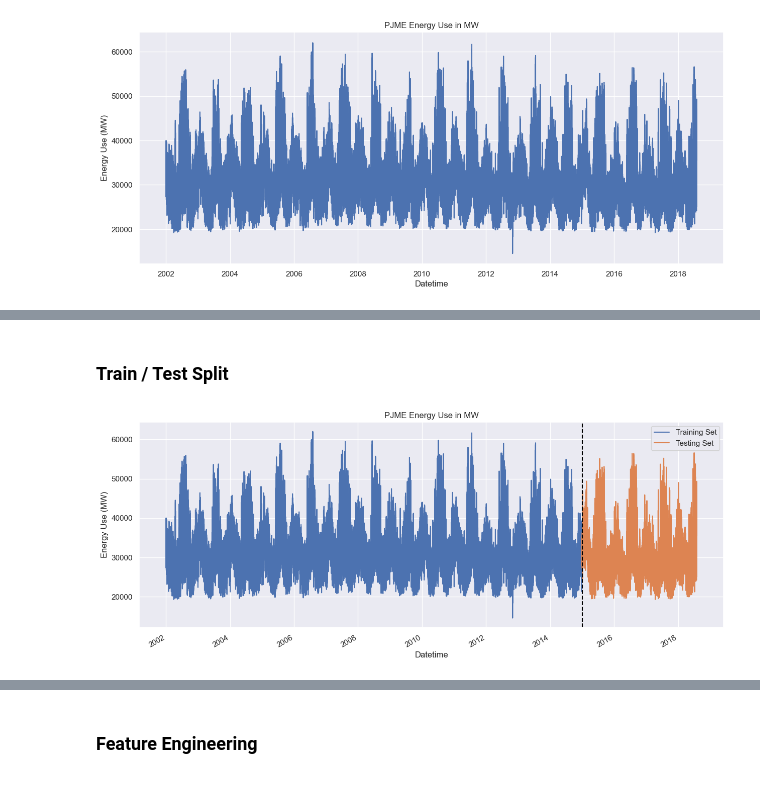
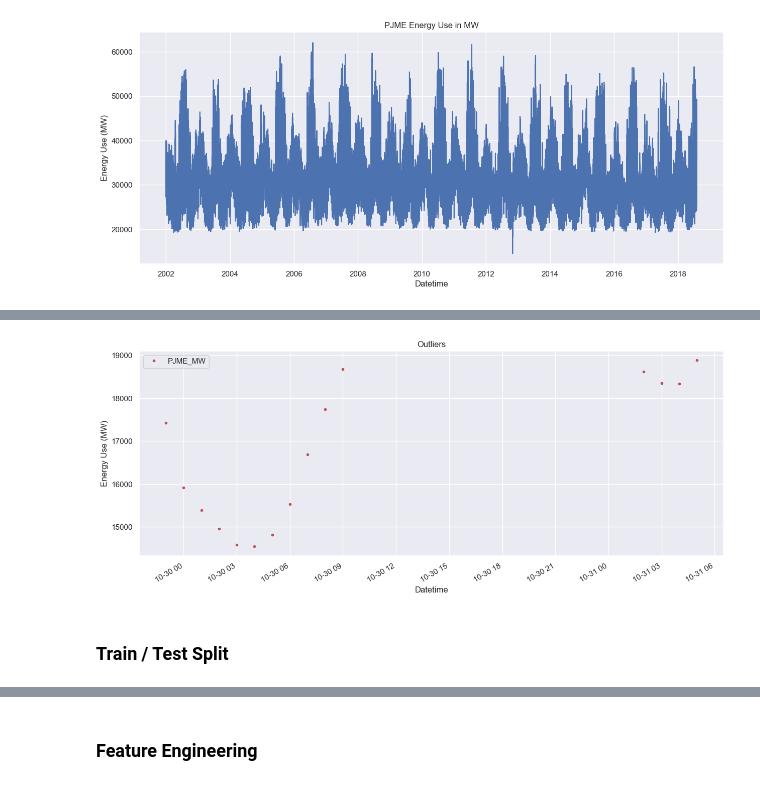
Before and after one commit to techWithRenZ/PJM-Energy-Consumption-Forecasting-Using-XGBoost, a Jupyter notebook: Predictive Energy Consumption Modeling Using Time Series Forecasting with XGBoost in Python.ipynb, the cells around one changed output, grey strips where cells are left out. Saved outputs shown, nothing was run; the diff lists cells and outputs as text; code cells hidden in the pictures.

```diff
--- a/Predictive Energy Consumption Modeling Using Time Series Forecasting with XGBoost in Python.ipynb
+++ b/Predictive Energy Consumption Modeling Using Time Series Forecasting with XGBoost in Python.ipynb
@@ -124,0 +98,7 @@ plt.show()
+# %%
+df.query('PJME_MW < 19000').plot(figsize=(15, 6), style='.', color=color_pal[3])
+plt.title('Outliers')
+plt.ylabel('Energy Use (MW)')
+plt.show()
+# %% [output]
+[figure, added]
@@ -125,18 +107,16 @@ plt.show()
 # %% [markdown]
 ### Train / Test Split
 # %%
-train = df.loc[df.index < '2015-01-01']
-test = df.loc[df.index >= '2015-01-01']
+# train = df.loc[df.index < '2015-01-01']
+# test = df.loc[df.index >= '2015-01-01']
 
-fig, ax = plt.subplots(figsize=(15, 6))
-train.plot(ax=ax, label='Training Set')
-test.plot(ax=ax, label='Testing Set')
+# fig, ax = plt.subplots(figsize=(15, 6))
+# train.plot(ax=ax, label='Training Set')
+# test.plot(ax=ax, label='Testing Set')
 
-ax.axvline(pd.to_datetime('2015-01-01'), color='black', ls='--')
-ax.legend(['Training Set', 'Testing Set'])
-plt.title('PJME Energy Use in MW')
-plt.ylabel('Energy Use (MW)')
-plt.show()
+# ax.axvline(pd.to_datetime('2015-01-01'), color='black', ls='--')
+# ax.legend(['Training Set', 'Testing Set'])
+# plt.title('PJME Energy Use in MW')
+# plt.ylabel('Energy Use (MW)')
+# plt.show()
-# %% [output]
-[figure, removed]
 # %%
```
Also changed, not shown: parts of 30 cells of this notebook.
